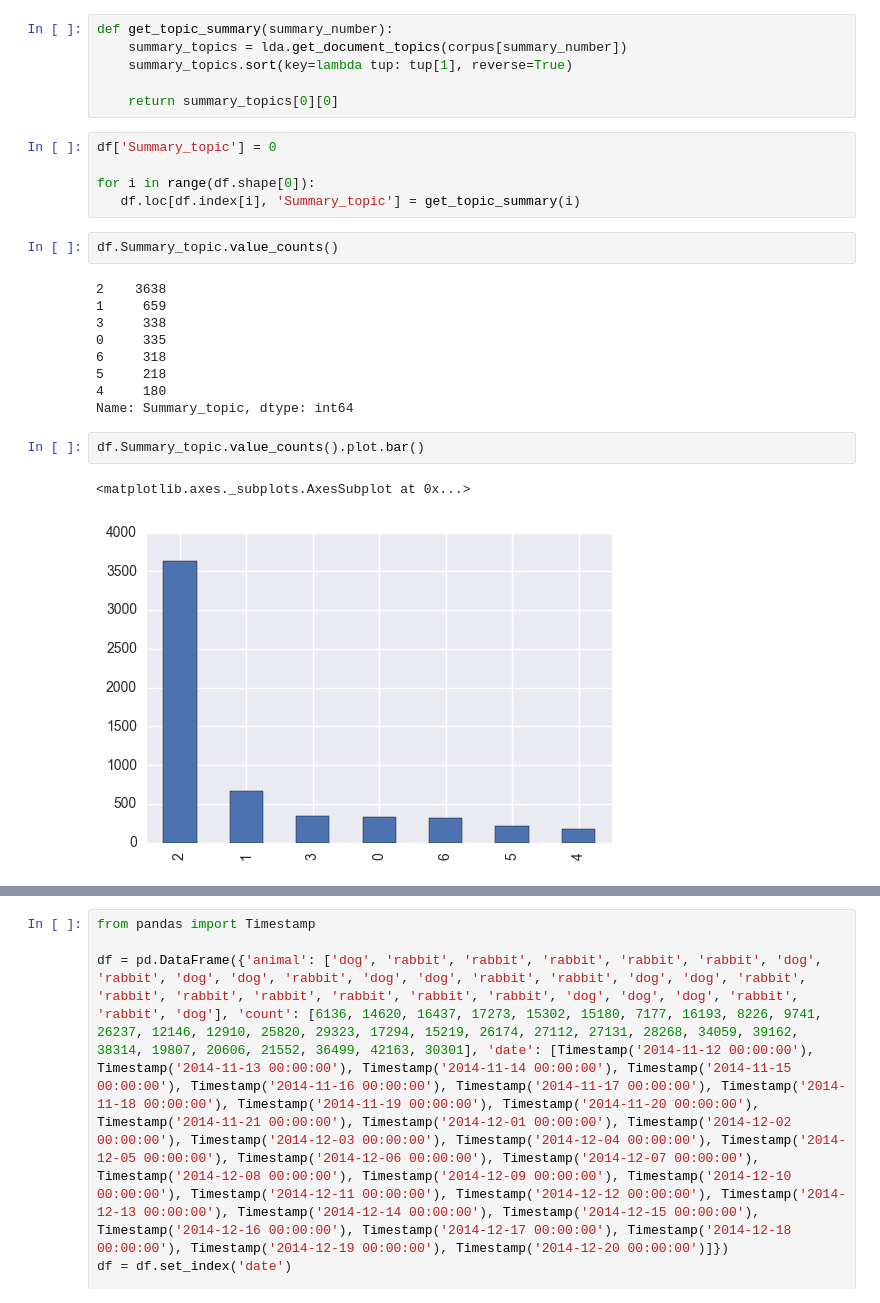
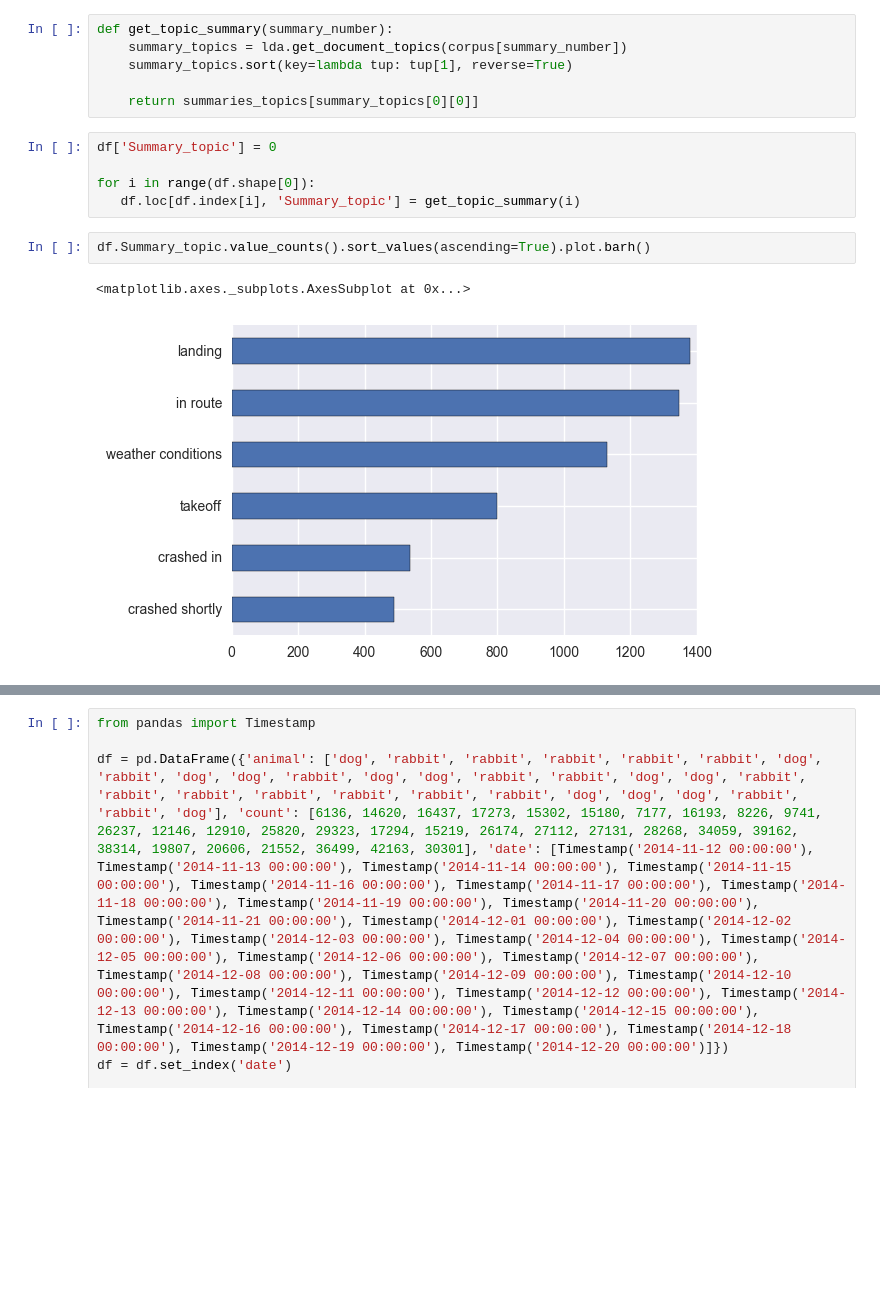
Before and after one commit to DanilBaibak/crash_planes, a Jupyter notebook: summaries_investigation.ipynb, the cells around one changed output, grey strips where cells are left out. Cells and saved outputs as stored; diff of their text form; blank space fills up the shorter version.

```diff
--- a/summaries_investigation.ipynb
+++ b/summaries_investigation.ipynb
@@ -193,28 +225,17 @@ def get_topic_summary(summary_number):
     summary_topics = lda.get_document_topics(corpus[summary_number])
     summary_topics.sort(key=lambda tup: tup[1], reverse=True)
 
-    return summary_topics[0][0]
+    return summaries_topics[summary_topics[0][0]]
 # %%
 df['Summary_topic'] = 0
 
 for i in range(df.shape[0]):
    df.loc[df.index[i], 'Summary_topic'] = get_topic_summary(i)
 # %%
-df.Summary_topic.value_counts()
+df.Summary_topic.value_counts().sort_values(ascending=True).plot.barh()
 # %% [output]
-2    3638
-1     659
-3     338
-0     335
-6     318
-5     218
-4     180
-Name: Summary_topic, dtype: int64
+<matplotlib.axes._subplots.AxesSubplot at 0x...>
+[figure, added]
-# %%
-df.Summary_topic.value_counts().plot.bar()
-# %% [output]
-<matplotlib.axes._subplots.AxesSubplot at 0x...>
-[figure, removed]
 # %%
 s = df.groupby(by=['Summary_topic']).Fatalities_total.sum().sort_values(ascending=True, na_position='first')[-20:]
 s.plot.barh(title='Biggest 20 CA types by the number of #fatalities')
```
Also changed, not shown: parts of 17 cells of this notebook, 1 other file.
